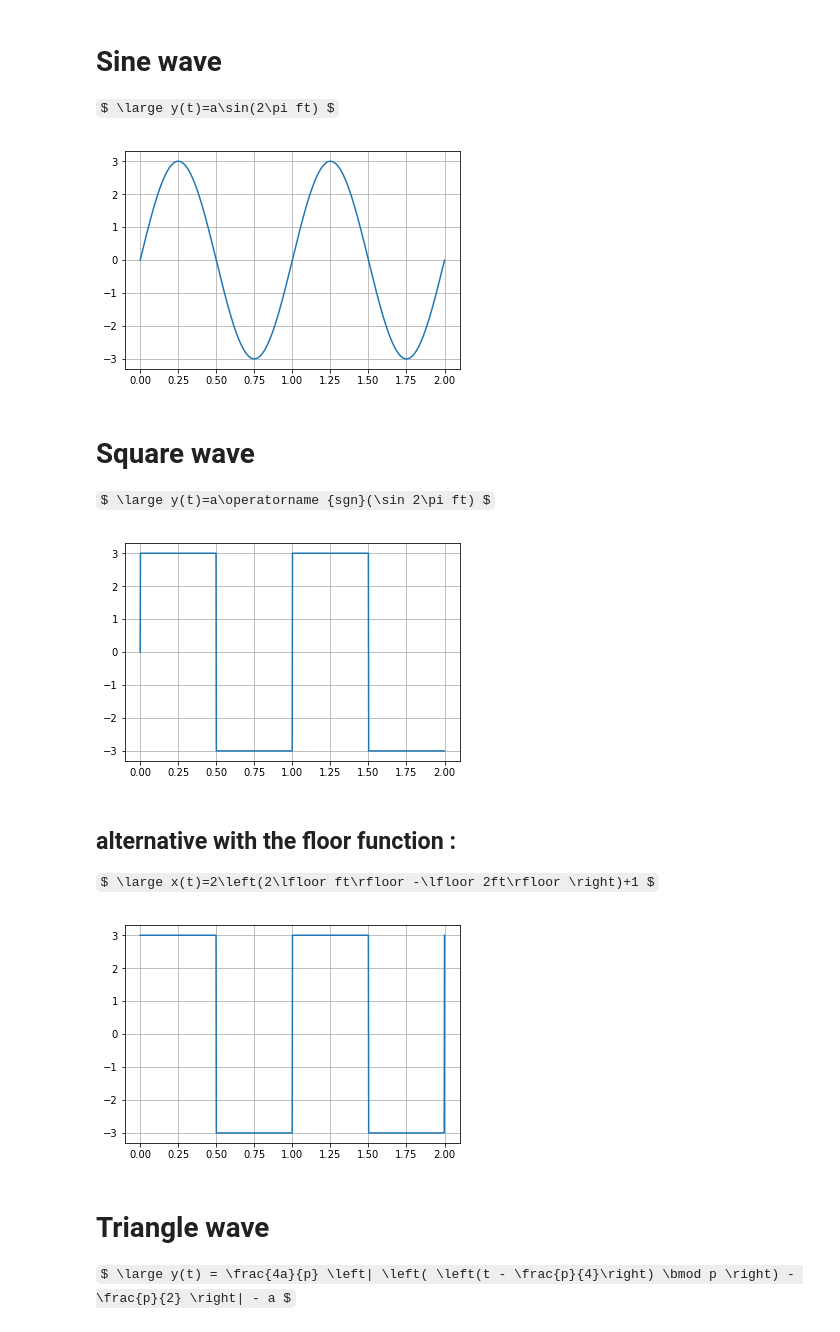
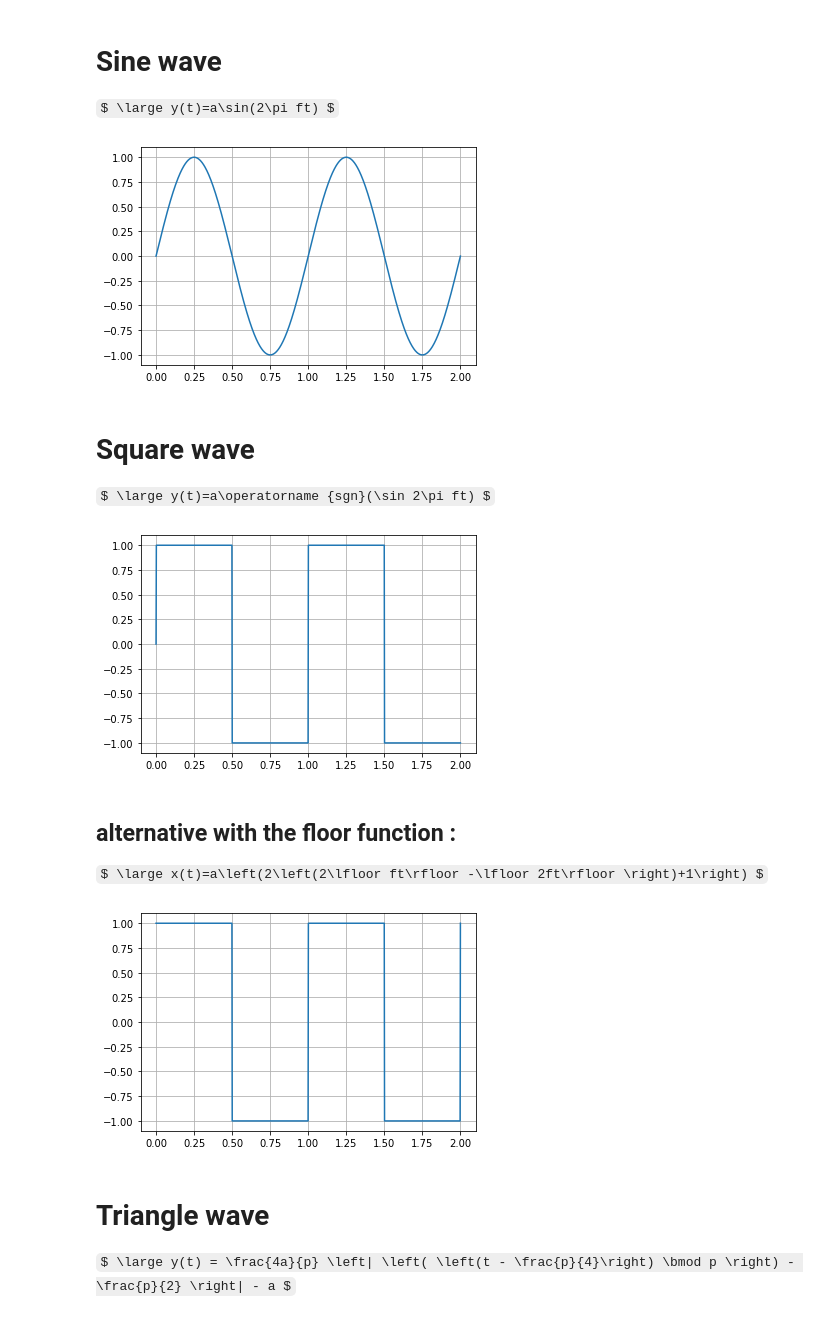
Before and after one commit to francoisgeorgy/jupyter-notebooks, a Jupyter notebook: basic-waves/basic-waves.ipynb, the cells around one changed output. Cells and saved outputs as stored; diff of their text form; code cells hidden in the pictures; some formulas as TeX source.

```diff
--- a/basic-waves/basic-waves.ipynb
+++ b/basic-waves/basic-waves.ipynb
@@ -13,7 +13,7 @@ import numpy as np
 
 f = 1            # [Hz]
 p = 1/f          # period in [s]
-a = 3            # amplitude; full peak-to-peak will be 2*amplitude
+a = 1            # amplitude; full peak-to-peak will be 2*amplitude
 periods = 2      # show 2 periods
 samples = 1000   # sample points (resolution of the graph)
 
@@ -26,7 +26,7 @@ $ \large y(t)=a\sin(2\pi ft) $
 pp.plot(t, a * np.sin(2 * np.pi * f * t))
 pp.grid()
 # %% [output]
-[figure, old version]
+[figure, new version]
 # %% [markdown]
 # Square wave
 
@@ -35,16 +35,19 @@ $ \large y(t)=a\operatorname {sgn}(\sin 2\pi ft) $
 pp.plot(t, a * np.sign(np.sin(2 * np.pi * f * t)))
 pp.grid()
 # %% [output]
-[figure, old version]
+[figure, new version]
 # %% [markdown]
 ## alternative with the floor function :
 
-$ \large x(t)=2\left(2\lfloor ft\rfloor -\lfloor 2ft\rfloor \right)+1 $
+$ \large x(t)=a\left(2\left(2\lfloor ft\rfloor -\lfloor 2ft\rfloor \right)+1\right) $
 # %%
-pp.plot(t, 2*a * (2*np.floor(f * t) - np.floor(2 * f * t)) + a)
+pp.plot(t, a * (2 * (2*np.floor(f * t) - np.floor(2 * f * t)) + 1))
+# pp.plot(t, 2*np.floor(t) - np.floor(2 * t) + 0)
+# pp.plot(t, 2*np.floor(t))
+# pp.plot(t, np.floor(2 * t))
 pp.grid()
 # %% [output]
-[figure, old version]
+[figure, new version]
 # %% [markdown]
 # Triangle wave
 
```
Also changed, not shown: parts of 5 cells of this notebook, 3 other files.
